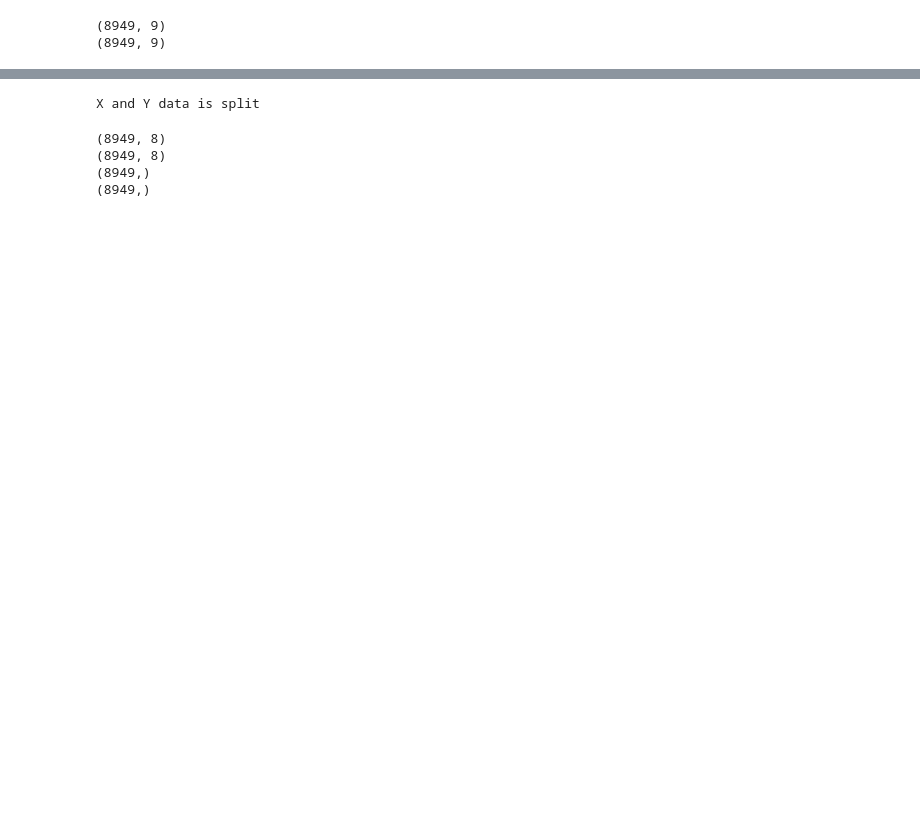
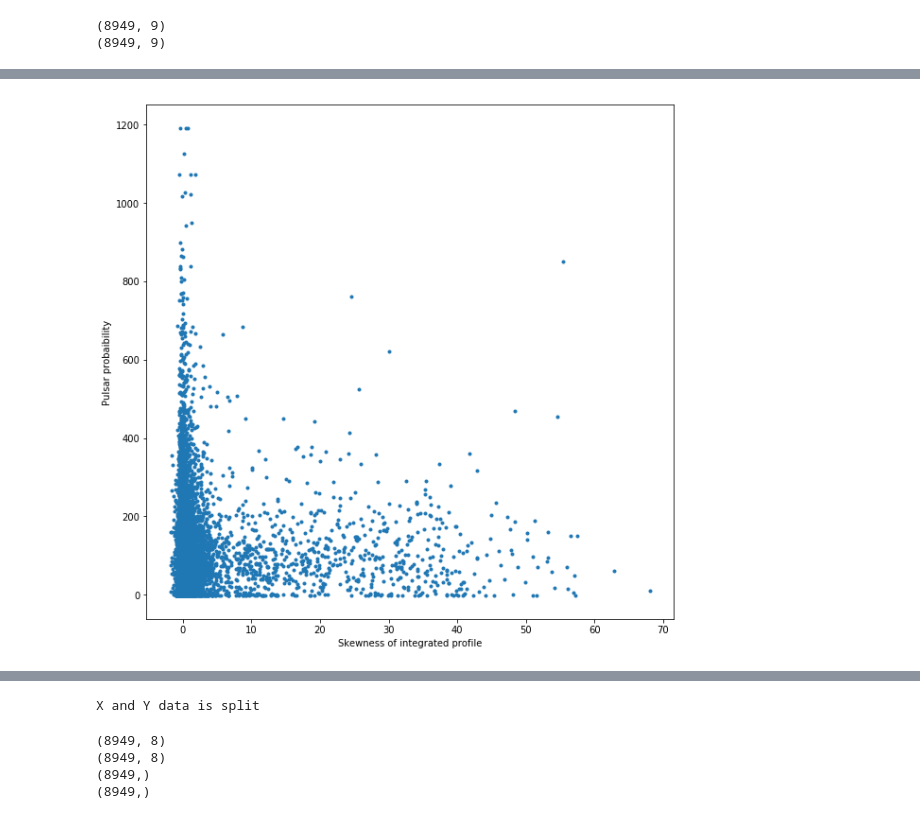
Before and after one commit to mponagandla/AIProject, a Jupyter notebook: Predicting_Pulsar.ipynb, the cells around one changed output, grey strips where cells are left out. Drawn from its saved outputs; the diff is of its cells as text; code cells hidden in the pictures; blank space fills up the shorter version.

```diff
--- a/Predicting_Pulsar.ipynb
+++ b/Predicting_Pulsar.ipynb
@@ -87,0 +149,8 @@ plt.show()
+# %%
+plt.figure(figsize=(10,10))
+plt.plot(ds_train[:,3],ds_test[:,7],'.')
+plt.xlabel("Skewness of integrated profile")
+plt.ylabel("Pulsar probaibility")
+plt.show()
+# %% [output]
+[figure, added]
```
Also changed, not shown: parts of 21 cells of this notebook.
